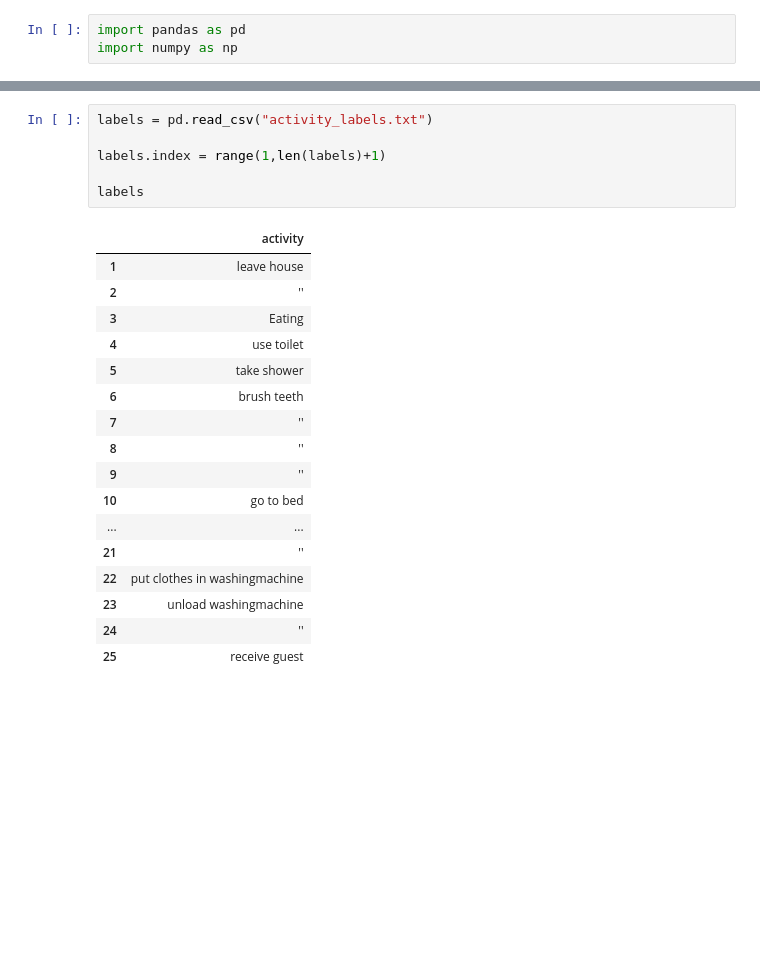
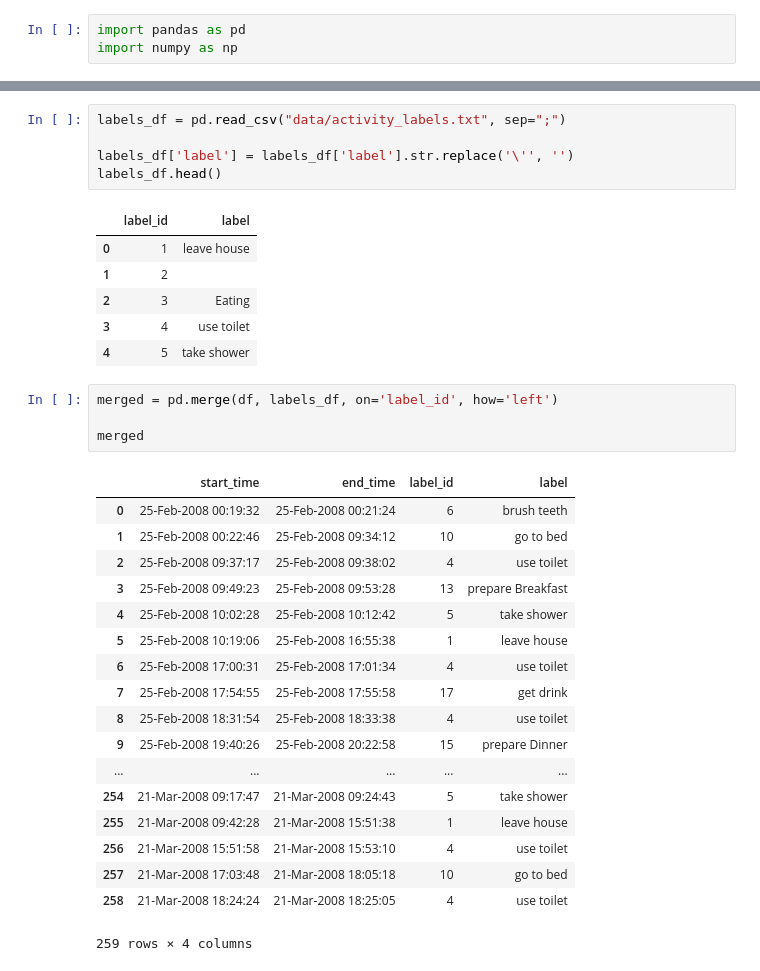
Before and after one commit to CyriacAzefack/Frailty_Box, a Jupyter notebook: KA dataset.ipynb, the cells around one changed output, grey strips where cells are left out. Cells and saved outputs as stored; diff of their text form; blank space fills up the shorter version.

```diff
--- a/KA dataset.ipynb
+++ b/KA dataset.ipynb
@@ -12,30 +12,41 @@ df.head()
 | 2 | 25-Feb-2008 09:37:17 | 25-Feb-2008 09:38:02 | 4 |
 | 3 | 25-Feb-2008 09:49:23 | 25-Feb-2008 09:53:28 | 13 |
 | 4 | 25-Feb-2008 10:02:28 | 25-Feb-2008 10:12:42 | 5 |
-# %%
-labels = pd.read_csv("activity_labels.txt")
-
-labels.index = range(1,len(labels)+1)
-
-labels
-# %% [output]
-|  | activity |
-| 1 | leave house |
-| 2 | '' |
-| 3 | Eating |
-| 4 | use toilet |
-| 5 | take shower |
-| 6 | brush teeth |
-| 7 | '' |
-| 8 | '' |
-| 9 | '' |
-| 10 | go to bed |
-| ... | ... |
-| 21 | '' |
-| 22 | put clothes in washingmachine |
-| 23 | unload washingmachine |
-| 24 | '' |
-| 25 | receive guest |
+# %%
+labels_df = pd.read_csv("data/activity_labels.txt", sep=";")
+
+labels_df['label'] = labels_df['label'].str.replace('\'', '')
+labels_df.head()
+# %% [output]
+|  | label_id | label |
+| 0 | 1 | leave house |
+| 1 | 2 |  |
+| 2 | 3 | Eating |
+| 3 | 4 | use toilet |
+| 4 | 5 | take shower |
+# %%
+merged = pd.merge(df, labels_df, on='label_id', how='left')
+
+merged
+# %% [output]
+|  | start_time | end_time | label_id | label |
+| 0 | 25-Feb-2008 00:19:32 | 25-Feb-2008 00:21:24 | 6 | brush teeth |
+| 1 | 25-Feb-2008 00:22:46 | 25-Feb-2008 09:34:12 | 10 | go to bed |
+| 2 | 25-Feb-2008 09:37:17 | 25-Feb-2008 09:38:02 | 4 | use toilet |
+| 3 | 25-Feb-2008 09:49:23 | 25-Feb-2008 09:53:28 | 13 | prepare Breakfast |
+| 4 | 25-Feb-2008 10:02:28 | 25-Feb-2008 10:12:42 | 5 | take shower |
+| 5 | 25-Feb-2008 10:19:06 | 25-Feb-2008 16:55:38 | 1 | leave house |
+| 6 | 25-Feb-2008 17:00:31 | 25-Feb-2008 17:01:34 | 4 | use toilet |
+| 7 | 25-Feb-2008 17:54:55 | 25-Feb-2008 17:55:58 | 17 | get drink |
+| 8 | 25-Feb-2008 18:31:54 | 25-Feb-2008 18:33:38 | 4 | use toilet |
+| 9 | 25-Feb-2008 19:40:26 | 25-Feb-2008 20:22:58 | 15 | prepare Dinner |
+| ... | ... | ... | ... | ... |
+| 254 | 21-Mar-2008 09:17:47 | 21-Mar-2008 09:24:43 | 5 | take shower |
+| 255 | 21-Mar-2008 09:42:28 | 21-Mar-2008 15:51:38 | 1 | leave house |
+| 256 | 21-Mar-2008 15:51:58 | 21-Mar-2008 15:53:10 | 4 | use toilet |
+| 257 | 21-Mar-2008 17:03:48 | 21-Mar-2008 18:05:18 | 10 | go to bed |
+| 258 | 21-Mar-2008 18:24:24 | 21-Mar-2008 18:25:05 | 4 | use toilet |
+259 rows × 4 columns
 # %%
 new_df = pd.DataFrame(columns=["date", "activity"])
 
```
Also changed, not shown: parts of 3 cells of this notebook, 14 other files.
